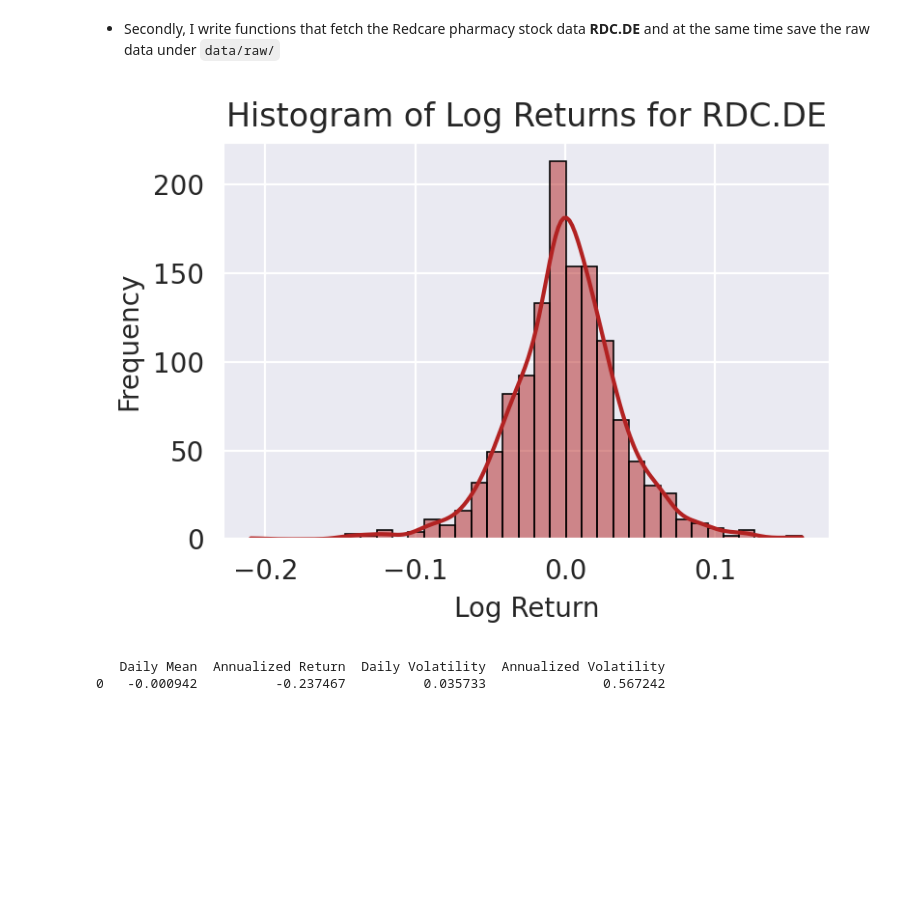
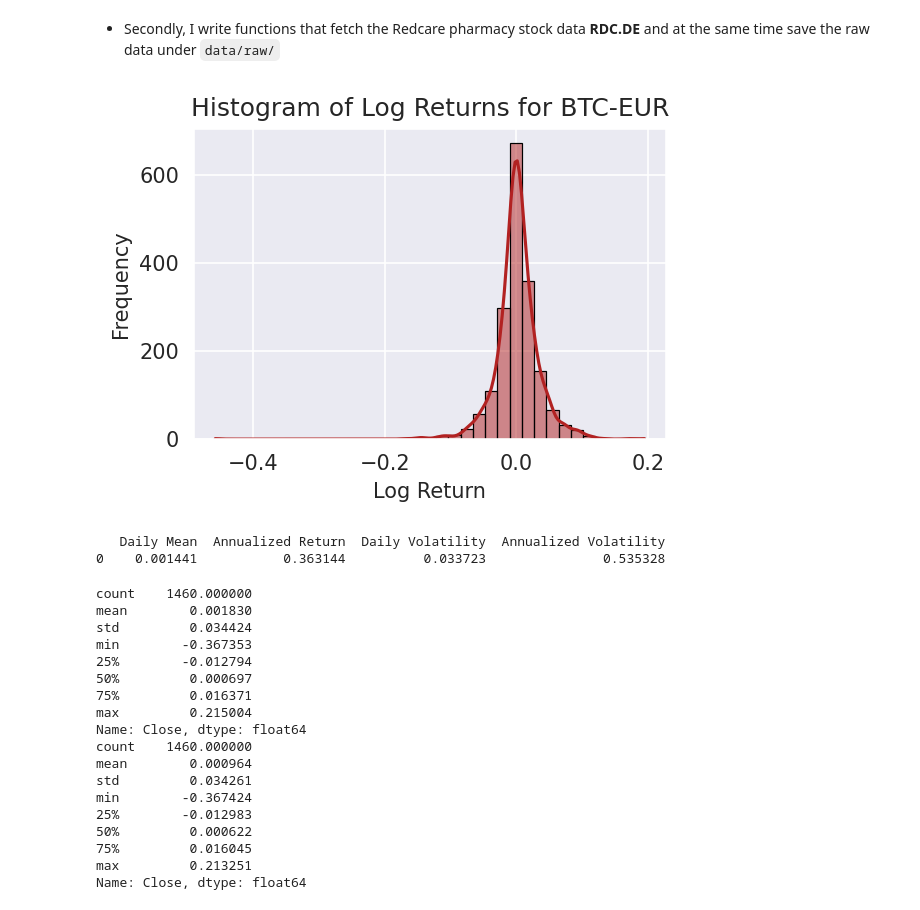
Before and after one commit to Orion-Pirku/Stock-Price-Analysis, a Jupyter notebook: notebooks/MC_RDC.ipynb, the cells around one changed output. Saved outputs shown, nothing was run; the diff lists cells and outputs as text; code cells hidden in the pictures; blank space fills up the shorter version.

```diff
--- a/notebooks/MC_RDC.ipynb
+++ b/notebooks/MC_RDC.ipynb
@@ -14,13 +15,12 @@ import os
 * Secondly, I write functions that fetch the Redcare pharmacy stock data **RDC.DE** and at the same time save the raw data under `data/raw/`
 # %%
 def fetch_stock_data(ticker, start_date, end_date, output_dir="."):
-    """Fetch historical stock data from Yahoo Finance."""
     stock = yf.Ticker(ticker)
     data = stock.history(start=start_date, end=end_date)
     data.to_csv(f"{output_dir}/{ticker}_data_{start_date}_{end_date}.csv", header=True, index=True)
     return data
 
-data = fetch_stock_data("RDC.DE", "2020-01-01", "2024-12-31", output_dir="../data/raw")
+data = fetch_stock_data("BTC-EUR", "2020-01-01", "2024-12-31", output_dir="../data/raw")
 # %%
 def calculate_log_returns(data):
     """Calculate log returns of the closing prices."""
@@ -29,21 +29,21 @@ def calculate_log_returns(data):
     return data
 data = calculate_log_returns(data)
 # %%
-def plot_log_return_histogram(data, output_dir: str | None = None):
+def plot_log_return_histogram(data: pd.DataFrame,ticker: str, output_dir: str | None = None):
     """Plot histogram of log returns."""
-    plt.figure(dpi=200, figsize=(4, 3), tight_layout=True)
+    plt.figure(dpi=150, figsize=(4, 3), tight_layout=True)
     sns.set_style('darkgrid')
     sns.histplot(x=data['Log Return'], bins=35, kde=True, color='firebrick', stat='count', edgecolor='black', )
-    plt.title('Histogram of Log Returns for RDC.DE')
+    plt.title(f'Histogram of Log Returns for {ticker}')
     plt.xlabel('Log Return')
     plt.ylabel('Frequency')
     if output_dir:
         os.makedirs(output_dir, exist_ok=True)
-        plt.savefig(os.path.join(output_dir, 'RDC_DE_log_return_histogram.png'))
+        plt.savefig(os.path.join(output_dir, f'{ticker}_log_return_histogram.png'))
     plt.show()
-plot_log_return_histogram(data)
+plot_log_return_histogram(data, ticker="BTC-EUR")
 # %% [output]
-[figure, old version]
+[figure, new version]
 # %%
 def compute_statistics(data: pd.DataFrame, output_dir: str | None = None) -> pd.DataFrame:
     """Compute basic statistics of log returns."""
@@ -65,4 +65,4 @@ stats = compute_statistics(data, output_dir="../results/tables")
 print(stats)
 # %% [output]
    Daily Mean  Annualized Return  Daily Volatility  Annualized Volatility
-0   -0.000942          -0.237467          0.035733               0.567242
+0    0.001441           0.363144          0.033723               0.535328
@@ -68,0 +166,23 @@ print(stats)
+# %%
+test_data = data.loc["2020-01-01":"2023-12-31"]
+
+perm_data = get_permutation(test_data)
+# %% [output]
+count    1460.000000
+mean        0.001830
+std         0.034424
+min        -0.367353
+25%        -0.012794
+50%         0.000697
+75%         0.016371
+max         0.215004
+Name: Close, dtype: float64
+count    1460.000000
+mean        0.000964
+std         0.034261
+min        -0.367424
+25%        -0.012983
+50%         0.000622
+75%         0.016045
+max         0.213251
+Name: Close, dtype: float64
```
Also changed, not shown: parts of 2 cells of this notebook, 51 other files.
